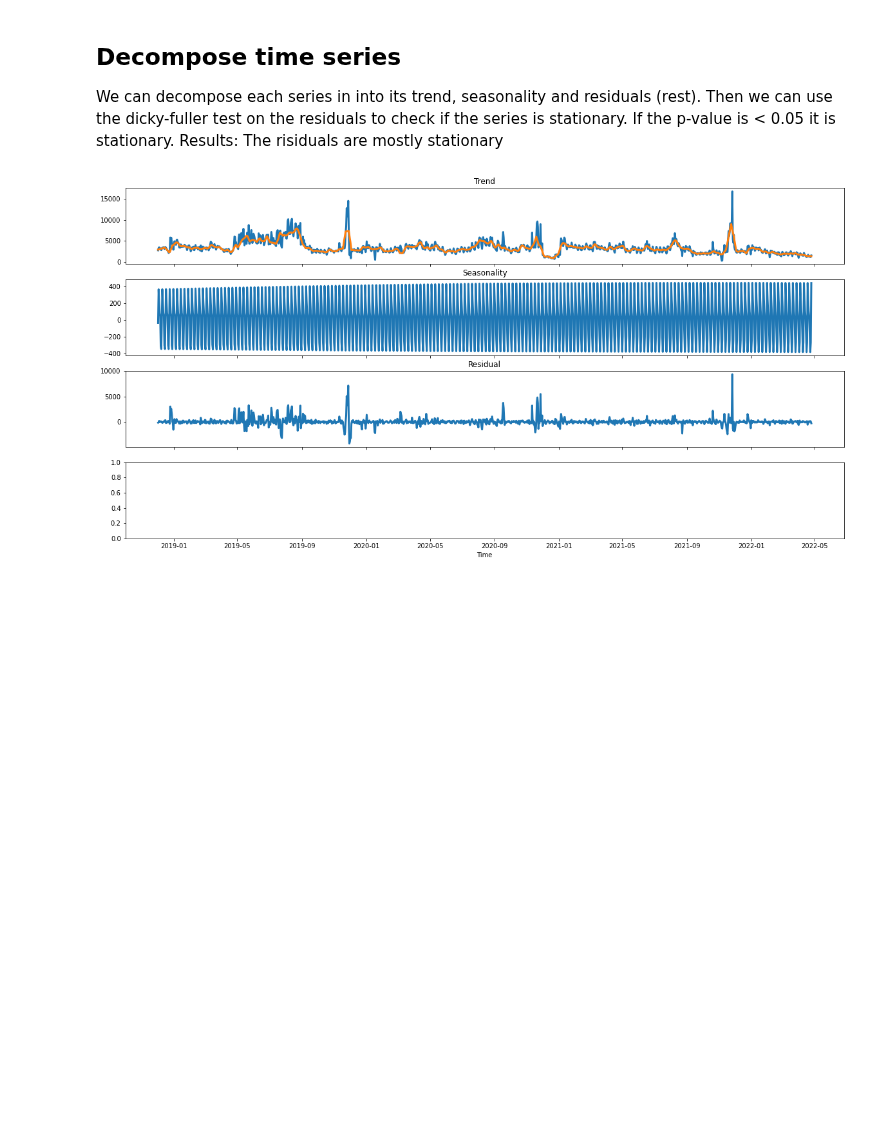
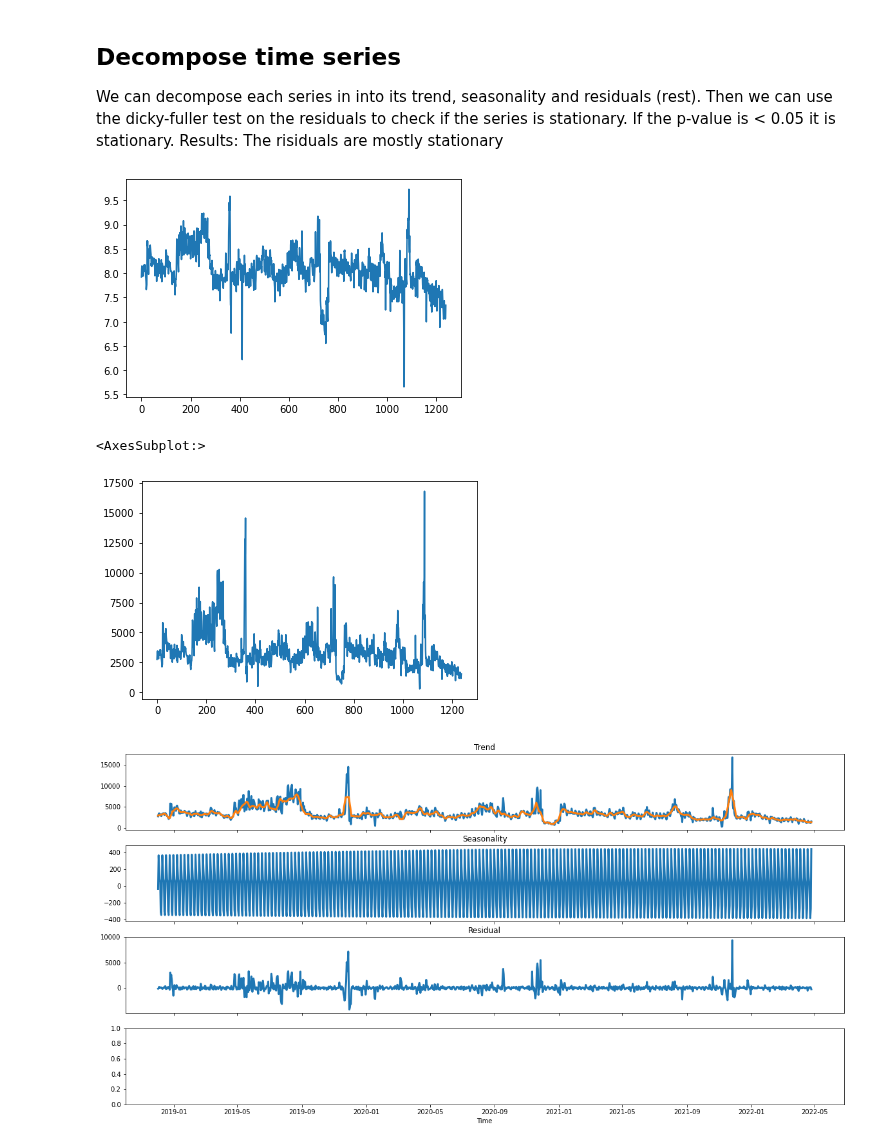
Before and after one commit to sjsivert/Masteroppgave, a Jupyter notebook: notebooks/cats_analysis.ipynb, the cells around one changed output. Drawn from its saved outputs; the diff is of its cells as text; code cells hidden in the pictures; blank space fills up the shorter version.

```diff
--- a/notebooks/cats_analysis.ipynb
+++ b/notebooks/cats_analysis.ipynb
@@ -86,4 +87,8 @@ We can decompose each series in into its trend, seasonality and residuals (rest)
 Then we can use the dicky-fuller test on the residuals to check if the series is stationary.
 If the p-value is < 0.05 it is stationary.
 Results: The risiduals are mostly stationary
+# %%
+nettverkskabler = data_grouped.loc[data["cat_id"] ==  2]
+decrease_variance = lambda x: math.log(x)
+variance = nettverkskabler["interest"].transform(decrease_variance)
 # %%
@@ -92,6 +96,14 @@ nettverkskabler = data_grouped.loc[data["cat_id"] ==  2]
 #nettverkskabler['date'] =  pd.to_datetime(raw_data['date'])
 nettverkskabler = nettverkskabler.rename(columns={"date": "time"})
 ts = TimeSeriesData(nettverkskabler[["time", "interest"]])
+# %%
+variance.plot()
+plt.show()
+nettverkskabler["interest"].plot()
+# %% [output]
+[figure, added]
+<AxesSubplot:>
+[figure, added]
 # %%
 decomposer = TimeSeriesDecomposition(ts, decomposition="additive", robust=True, seasonal=365)
 results = decomposer.decomposer()
```
Also changed, not shown: parts of 6 cells of this notebook.
